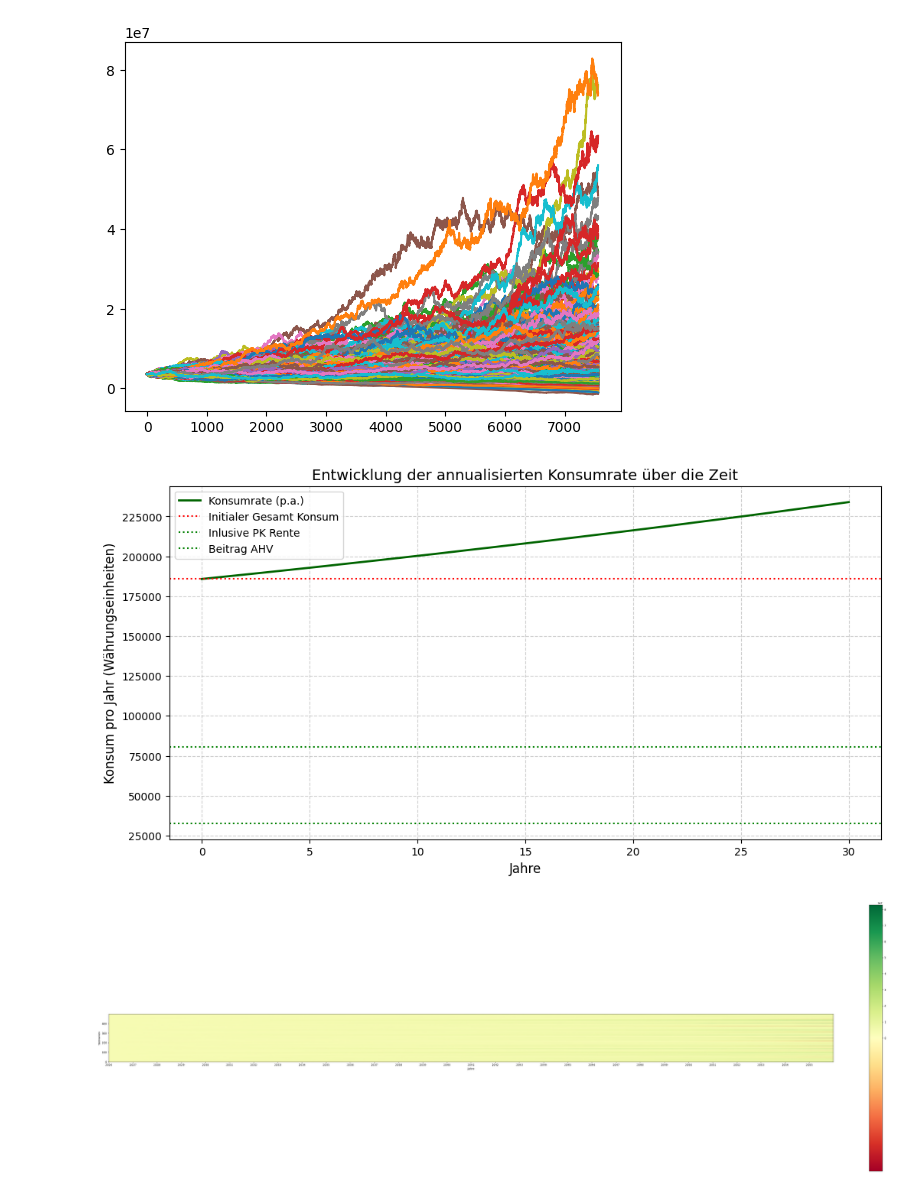
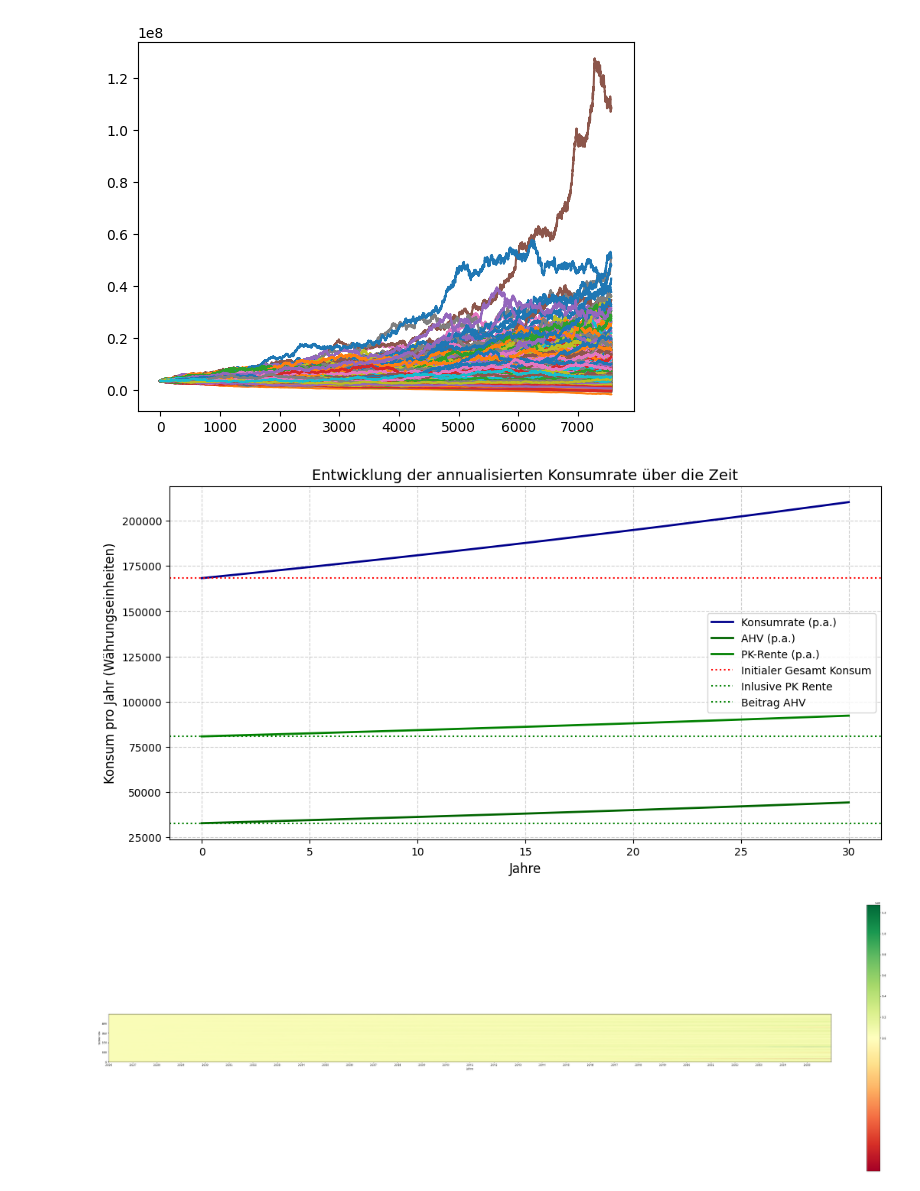
Before and after one commit to smerinobluewin/hello-world, a Jupyter notebook: brown_learning.ipynb, the cells around one changed output. Cells and saved outputs as stored; diff of their text form; code cells hidden in the pictures.

```diff
--- a/brown_learning.ipynb
+++ b/brown_learning.ipynb
@@ -17,7 +17,7 @@ PensionCapRate=0.048
 
 ConsumptionCapital=Capital-PensionCapital
 InflationRate=0.01
-ConsumptionRate=0.03
+ConsumptionRate=0.025
 Consumption=ConsumptionRate*ConsumptionCapital
 
 # Renteneinkommen: PK und AHV
@@ -180,10 +180,13 @@ data=DATA.flatten()
 #plt.show()
 
 
-
-# PLOT DER SIMULATIONSPFADE DES VERMOEGENS NACH VERZEHR
+#
+# ------  PLOT DER SIMULATIONSPFADE DES VERMOEGENS NACH VERZEHR ABER OHNE RENTE UND AHV denn diese wird täglich voll konsumiert ----
+#
 plt.plot(DATA)
 plt.show()
+
+
 
 
 #  ----- PLOT: Täglicher Konsum als PrüfPlot -----
@@ -203,13 +206,18 @@ plt.show()
 TotalConsumptionDaily=ConsumptionDaily+AHVHistoryDaily+PensionIncomeDaily
 
 annualized_consumption_rate = TotalConsumptionDaily * 252
+annualized_AHV_consumption_rate = AHVHistoryDaily * 252
+annualized_pension_consumption_rate = PensionIncomeDaily*252*np.ones((N, 1))
 
 plt.figure(figsize=(12, 6))
 
 # Zeitachse in Jahren für die X-Achse erstellen
 years_axis = np.arange(N) * dt
 
-plt.plot(years_axis, annualized_consumption_rate, color='darkgreen', lw=2, label='Konsumrate (p.a.)')
+plt.plot(years_axis, annualized_consumption_rate, color='darkblue', lw=2, label='Konsumrate (p.a.)')
+plt.plot(years_axis, annualized_AHV_consumption_rate, color='darkgreen', lw=2, label='AHV (p.a.)')
+plt.plot(years_axis, annualized_AHV_consumption_rate + annualized_pension_consumption_rate, color='green', lw=2, label='PK-Rente (p.a.)')
+
 
 # Optik verfeinern
 plt.title('Entwicklung der annualisierten Konsumrate über die Zeit', fontsize=14)
@@ -437,33 +445,33 @@ plt.legend(loc='upper left')
 plt.grid(True, alpha=0.3)
 
 # Optional: Y-Achse begrenzen, falls Ausreißer den Plot stauchen
 plt.ylim(bottom=-0.1 * Sstart)
 
 plt.show()
 
 
 
 
 
 
 
 print(f"{df=}")
 
 
 
 
 
 
 
 #sns.heatmap(DATA, annot=True, cmap='YlGnBu')
 #plt.show()
 
 #plt.hist(data, bins=100, color='skyblue', edgecolor='black')
 #plt.title("Mein erstes Histogramm")
 #plt.xlabel("Werte")
 #plt.ylabel("Häufigkeit")
 #plt.show()
 # %% [output]
-[figure, old version]
+[figure, new version]
-[figure, old version]
+[figure, new version]
 [figure]
```
Also changed, not shown: parts of 1 cell of this notebook.
